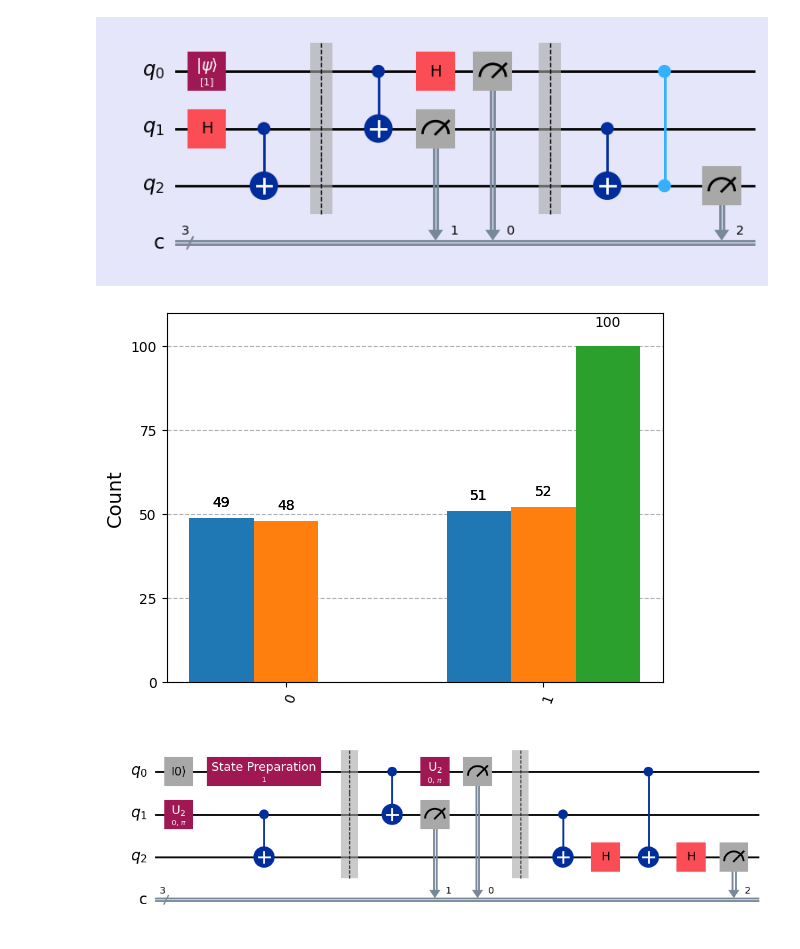
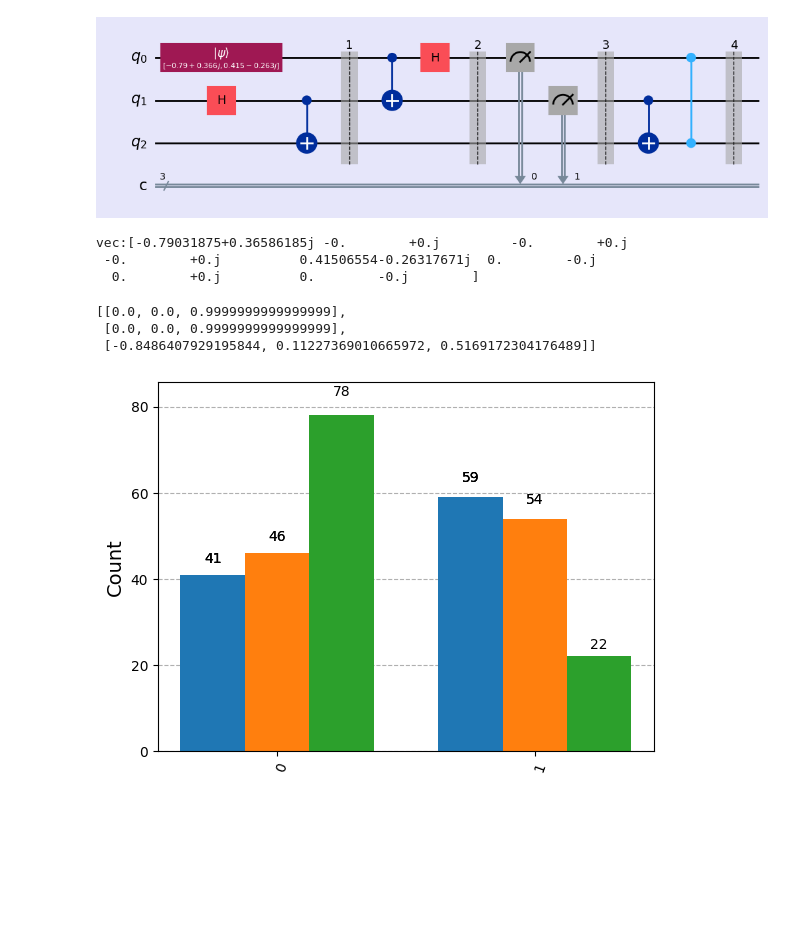
Before and after one commit to dat-2k2/quantum-labs, a Jupyter notebook: using_circuit/teleport.ipynb, the cells around one changed output. Saved outputs shown, nothing was run; the diff lists cells and outputs as text; code cells hidden in the pictures; blank space fills up the shorter version.

```diff
--- a/using_circuit/teleport.ipynb
+++ b/using_circuit/teleport.ipynb
@@ -11,35 +12,37 @@ from qiskit.visualization import plot_histogram, plot_bloch_multivector
 
 # teleport
 def teleport(vec: Statevector):
     qc = QuantumCircuit(3,3)
     # init_gate = Initialize(vec)
     # qc.append(init_gate,[0])
     # create shared entangled pair (Phi +) for qubit 1,2
-    qc.initialize(1,0)
+    qc.initialize(vec,0)
     qc.h(1)
     qc.cx(1,2)
-    qc.barrier()
+    qc.barrier(label="1")
 
     # Bell decoding for qubit 0,1
     qc.cx(0,1)
     qc.h(0)
+    qc.barrier(label="2")
     qc.measure([0,1],[0,1])
-    qc.barrier()
+    qc.barrier(label="3")
 
     qc.cx(1,2)
     qc.cz(0,2)
+    qc.barrier(label="4")
 
     # disentangler = init_gate.gates_to_uncompute()
     # qc.append(disentangler,[2])
 
-    qc.measure(2,2)
+    # qc.measure(2,2)
 
 
     return qc
 
 vec = random_statevector(2)
 circuit_teleport = teleport(vec)
 style = {'backgroundcolor': 'lavender'}
 circuit_teleport.draw(output='mpl', style = style)
 # %% [output]
-[figure, old version]
+[figure, new version]
@@ -46,12 +52,19 @@ circuit_teleport.draw(output='mpl', style = style)
+# %%
+print(f"vec:{result.get_statevector().data}")
+# %% [output]
+vec:[-0.79031875+0.36586185j -0.        +0.j         -0.        +0.j
+ -0.        +0.j          0.41506554-0.26317671j  0.        -0.j
+  0.        +0.j          0.        -0.j        ]
+# %%
+_bloch_multivector_data(result.get_statevector())
+# %% [output]
+[[0.0, 0.0, 0.9999999999999999],
+ [0.0, 0.0, 0.9999999999999999],
+ [-0.8486407929195844, 0.11227369010665972, 0.5169172304176489]]
 # %%
-teleport_backend = StatevectorSimulator()
-t_qc = transpile(circuit_teleport, teleport_backend)
-counts = teleport_backend.run(t_qc,shots=100).result().get_counts()
+circuit_teleport.measure(2,2)
+counts = teleport_backend.run(circuit_teleport,shots=100).result().get_counts()
 qubit_counts = [marginal_counts(counts, [qubit]) for qubit in range(3)]
 plot_histogram(qubit_counts)
 # %% [output]
-[figure, old version]
+[figure, new version]
-# %%
-circuit_teleport.decompose().draw(output='mpl')
-# %% [output]
-[figure, removed]
```
Also changed, not shown: parts of 2 cells of this notebook, 8 other files.
